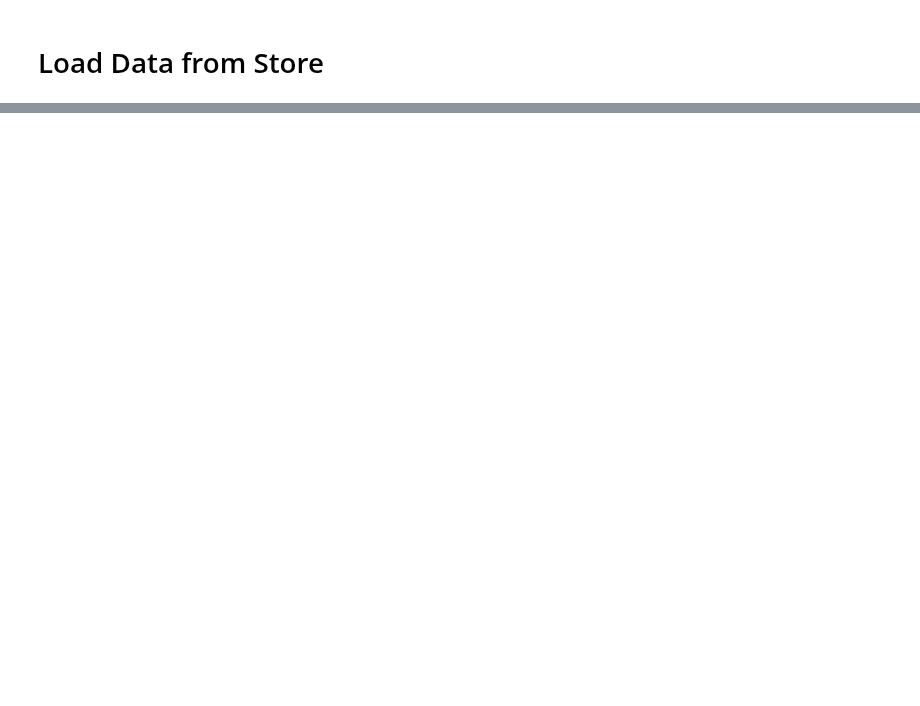
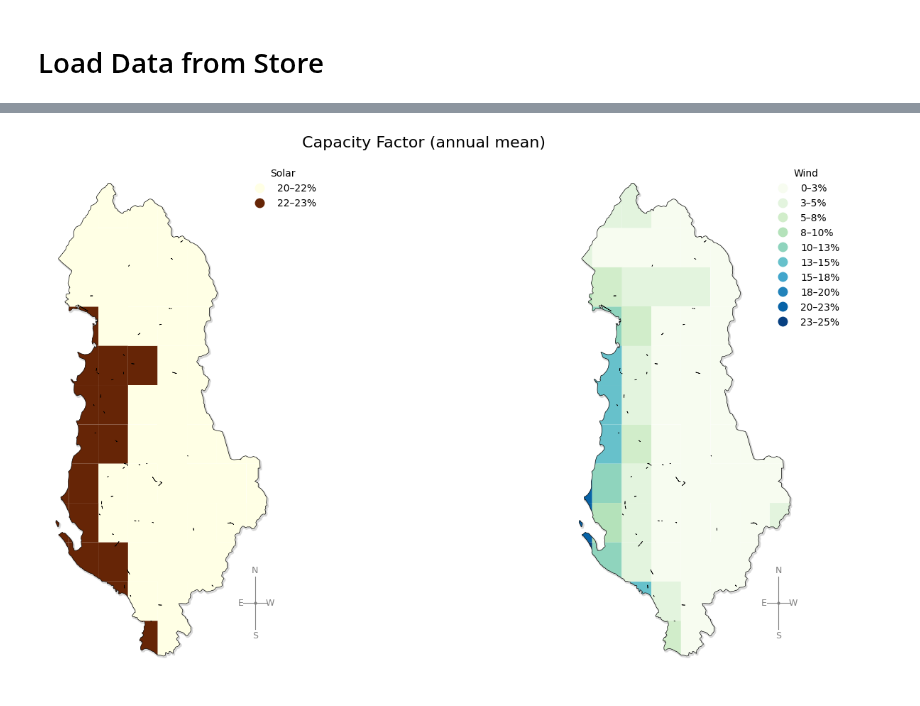
Before and after one commit to DeltaE/RESource, a Jupyter notebook: notebooks/Store_explorer.ipynb, the cells around one changed output, grey strips where cells are left out. Saved outputs shown, nothing was run; the diff lists cells and outputs as text; code cells hidden in the pictures; blank space fills up the shorter version.

```diff
--- a/notebooks/Store_explorer.ipynb
+++ b/notebooks/Store_explorer.ipynb
@@ -181,3 +494,11 @@ plt.show()
+# %%
+# Example usage:
+# plot_data_map(cells, boundary,'lcoe',legend_x_ax_offset=1.2,custom_solar_bins=1,custom_wind_bins=5)
+# plot_data_map(cells, boundary, 'potential_capacity',legend_x_ax_offset=1.2, custom_solar_bins=3,custom_wind_bins=5)
+# Example usage:
+plot_data_map(cells, boundary,'Cf',legend_x_ax_offset=1.2, min_bin_width_solar=0.02,min_bin_width_wind=0.015)
+# %% [output]
+[figure, added]
 # %%
 import matplotlib.pyplot as plt
 import geopandas as gpd
```
Also changed, not shown: parts of 18 cells of this notebook, 34 other files.
